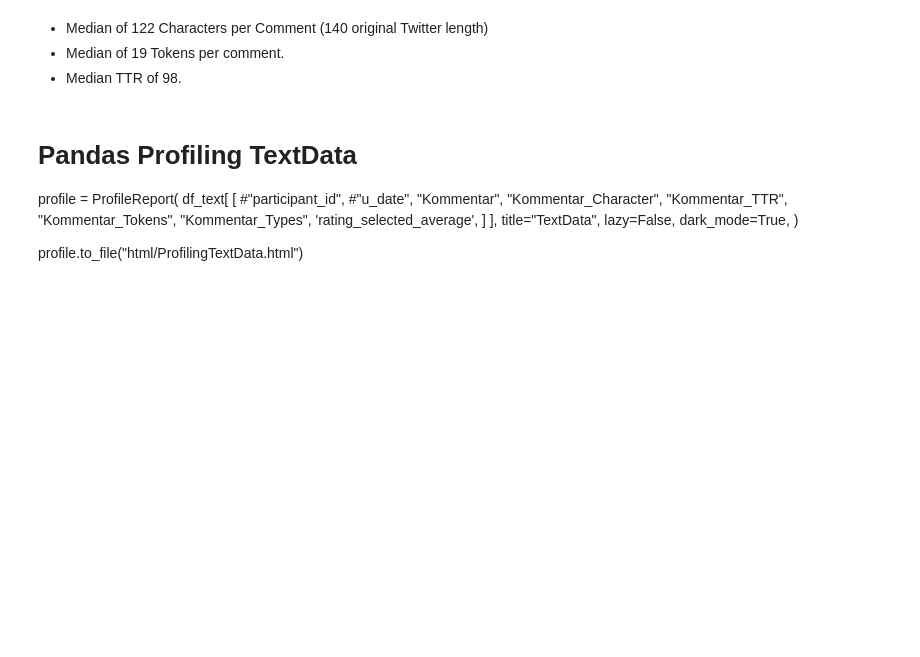
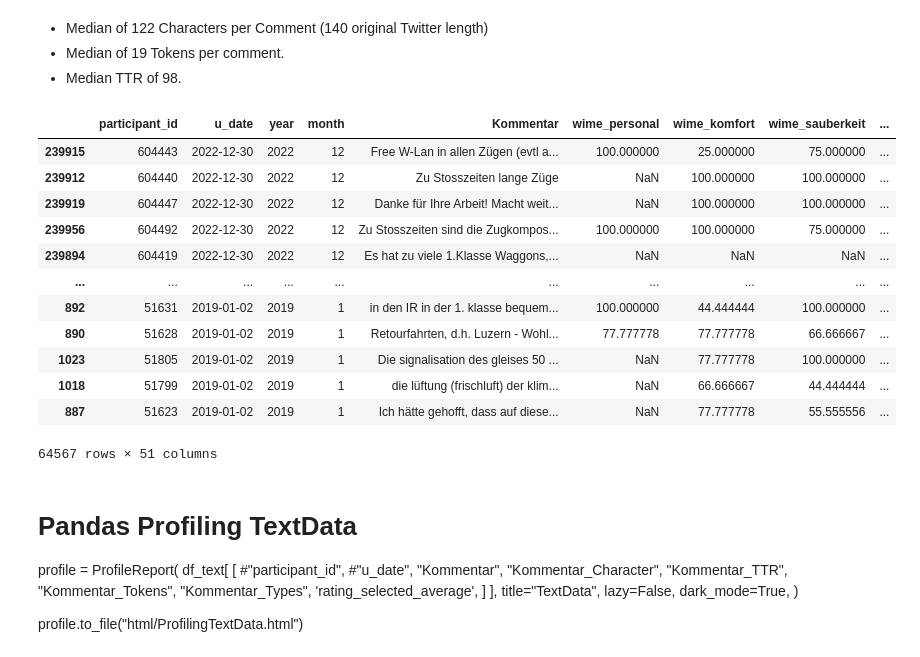
Before and after one commit to Faices/nlp-satisfaction, a Jupyter notebook: 03-EDA.ipynb, the cells around one changed output. Saved outputs shown, nothing was run; the diff lists cells and outputs as text; code cells hidden in the pictures; blank space fills up the shorter version.

```diff
--- a/03-EDA.ipynb
+++ b/03-EDA.ipynb
@@ -365,6 +364,22 @@ fig.update_layout(
 fig.show()
 
 pio.write_image(fig,"images/fig-Characters-TTR_scatter.svg") #save fig as svg
+# %%
+df_text
+# %% [output]
+|  | participant_id | u_date | year | month | Kommentar | wime_personal | wime_komfort | wime_sauberkeit | ... |
+| 239915 | 604443 | 2022-12-30 | 2022 | 12 | Free W-Lan in allen Zügen (evtl a... | 100.000000 | 25.000000 | 75.000000 | ... |
+| 239912 | 604440 | 2022-12-30 | 2022 | 12 | Zu Stosszeiten lange Züge | NaN | 100.000000 | 100.000000 | ... |
+| 239919 | 604447 | 2022-12-30 | 2022 | 12 | Danke für Ihre Arbeit! Macht weit... | NaN | 100.000000 | 100.000000 | ... |
+| 239956 | 604492 | 2022-12-30 | 2022 | 12 | Zu Stosszeiten sind die Zugkompos... | 100.000000 | 100.000000 | 75.000000 | ... |
+| 239894 | 604419 | 2022-12-30 | 2022 | 12 | Es hat zu viele 1.Klasse Waggons,... | NaN | NaN | NaN | ... |
+| ... | ... | ... | ... | ... | ... | ... | ... | ... | ... |
+| 892 | 51631 | 2019-01-02 | 2019 | 1 | in den IR in der 1. klasse bequem... | 100.000000 | 44.444444 | 100.000000 | ... |
+| 890 | 51628 | 2019-01-02 | 2019 | 1 | Retourfahrten, d.h. Luzern - Wohl... | 77.777778 | 77.777778 | 66.666667 | ... |
+| 1023 | 51805 | 2019-01-02 | 2019 | 1 | Die signalisation des gleises 50 ... | NaN | 77.777778 | 100.000000 | ... |
+| 1018 | 51799 | 2019-01-02 | 2019 | 1 | die lüftung (frischluft) der klim... | NaN | 66.666667 | 44.444444 | ... |
+| 887 | 51623 | 2019-01-02 | 2019 | 1 | Ich hätte gehofft, dass auf diese... | NaN | 77.777778 | 55.555556 | ... |
+64567 rows × 51 columns
 # %% [markdown]
 # Pandas Profiling TextData
 profile = ProfileReport(
```
Also changed, not shown: parts of 14 cells of this notebook, 11 other files.
